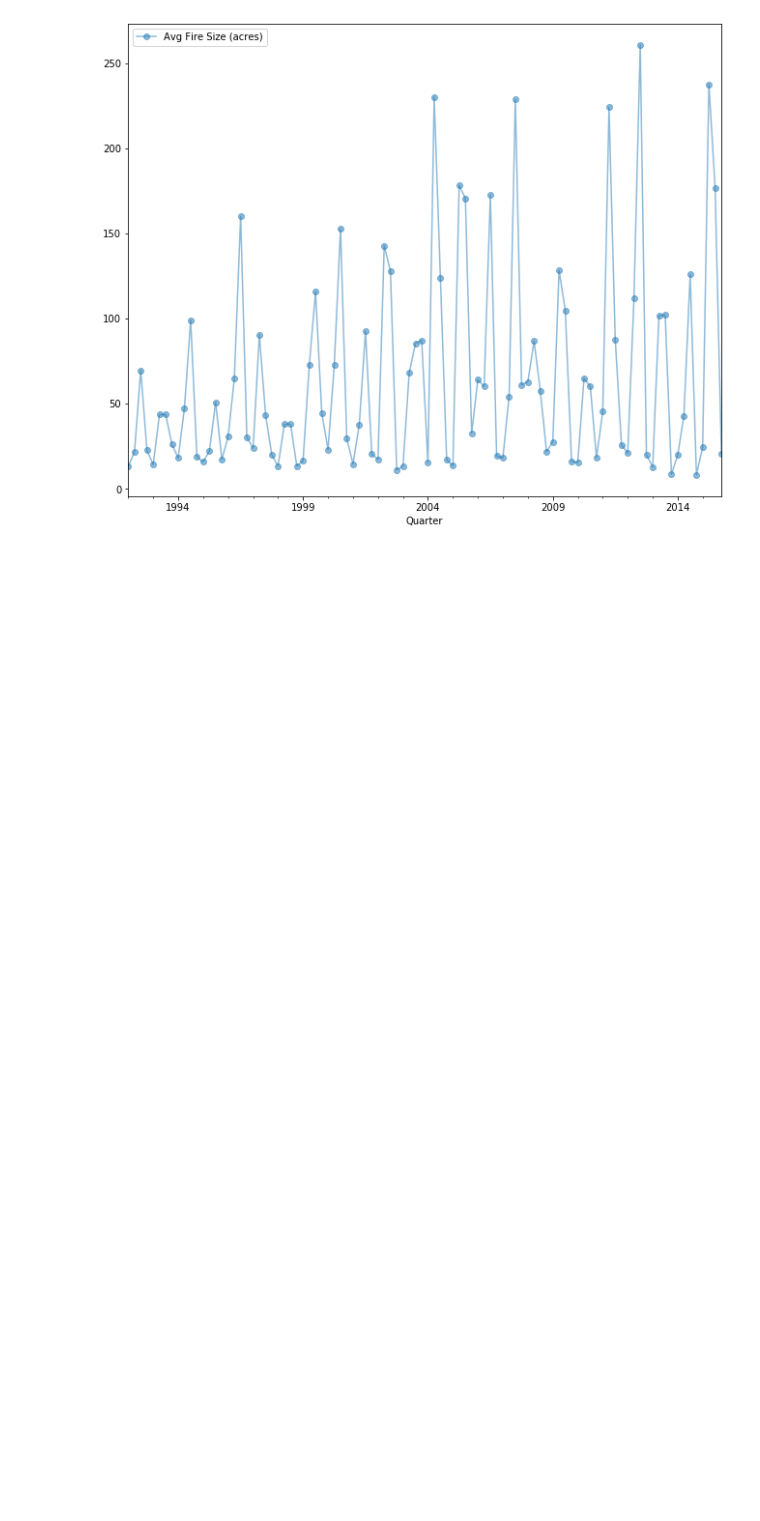
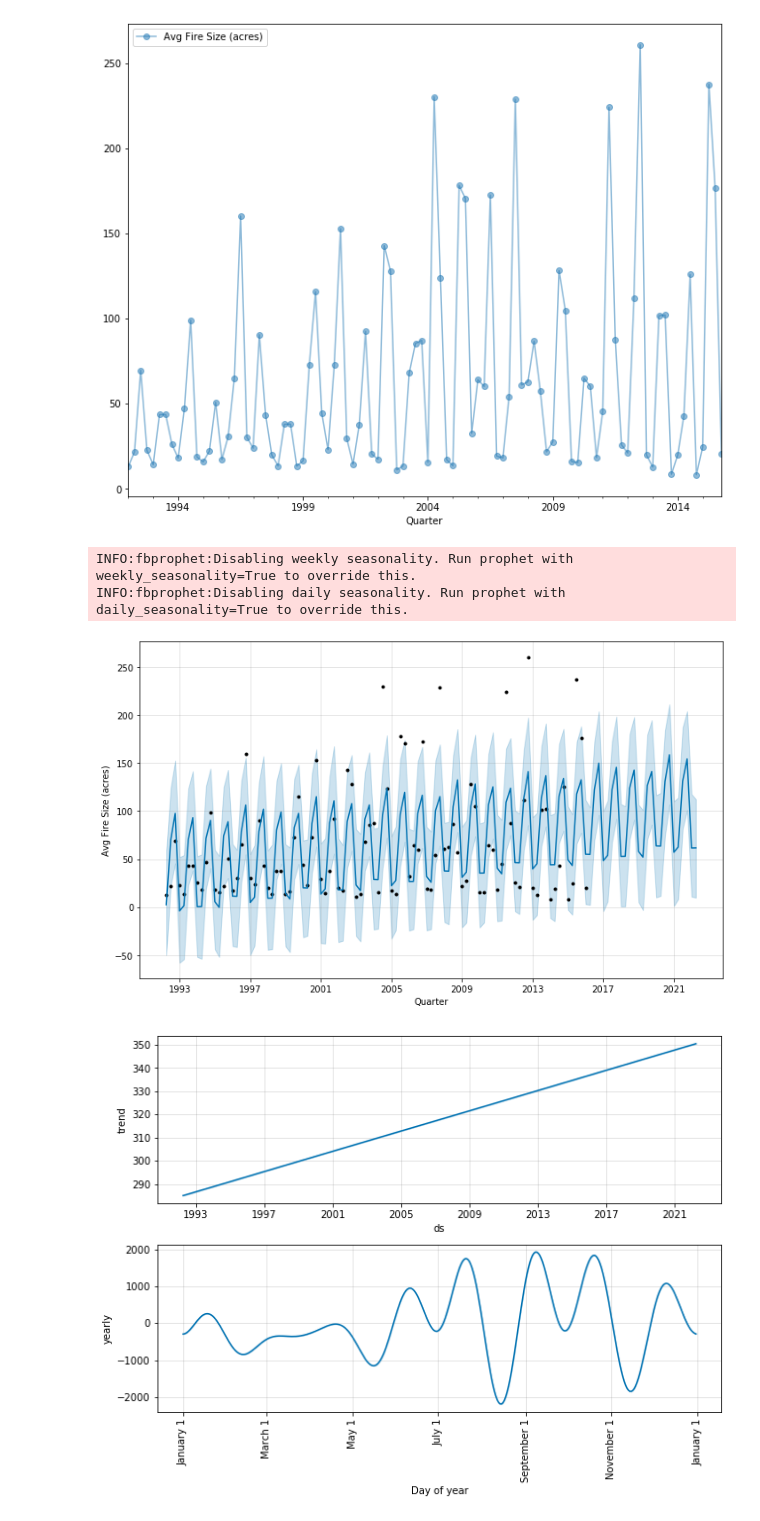
Before and after one commit to mcmarius/InformationVisualization, a Jupyter notebook: Timeseries.ipynb, the cells around one changed output. Saved outputs shown, nothing was run; the diff lists cells and outputs as text; code cells hidden in the pictures; blank space fills up the shorter version.

Commit message:
Add fbprophet forecasting

```diff
--- a/Timeseries.ipynb
+++ b/Timeseries.ipynb
@@ -65,5 +65,27 @@ fires_by_quarter.plot(x='YEAR', y='FIRE_SIZE', marker='o', linestyle='-', alpha=
 # %% [output]
 <matplotlib.axes._subplots.AxesSubplot at 0x...>
 [figure]
+# %%
+from fbprophet import Prophet
+from fbprophet.plot import add_changepoints_to_plot
+
+fdf = pd.DataFrame({'ds': fires_by_quarter.index.values.tolist(), 'y': fires_by_quarter.values.tolist()})
+dates = pd.to_datetime(fdf['ds'])
+fdf['ds']=dates
+
+prophet = Prophet()
+prophet.fit(fdf)
+future = prophet.make_future_dataframe(periods=25, freq='Q')
+forecast = prophet.predict(future)
+fig = prophet.plot(forecast, xlabel='Quarter', ylabel='Avg Fire Size (acres)')
+
+fig2 = prophet.plot_components(forecast)
+plt.xticks(rotation=90)
+plt.show()
+# %% [output]
+INFO:fbprophet:Disabling weekly seasonality. Run prophet with weekly_seasonality=True to override this.
+INFO:fbprophet:Disabling daily seasonality. Run prophet with daily_seasonality=True to override this.
+[figure, added]
+[figure, added]
 # %%
 # ARIMA model
```
